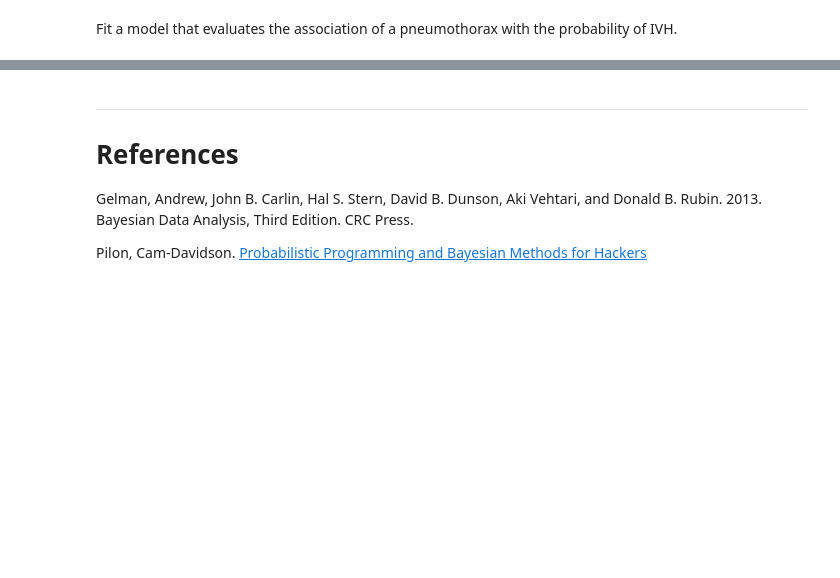
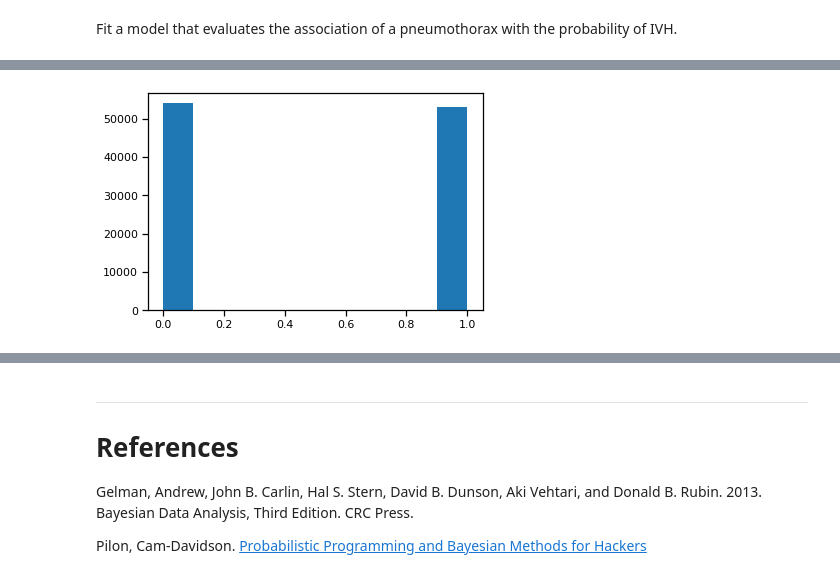
Before and after one commit to Robert-Muil/QB_Bayes_Course, a Jupyter notebook: notebooks/Section1_1-Basic_Bayes.ipynb, the cells around one changed output, grey strips where cells are left out. Cells and saved outputs as stored; diff of their text form; code cells hidden in the pictures; blank space fills up the shorter version.

```diff
--- a/notebooks/Section1_1-Basic_Bayes.ipynb
+++ b/notebooks/Section1_1-Basic_Bayes.ipynb
@@ -554,0 +668,4 @@ Fit a model that evaluates the association of a pneumothorax with the probabilit
+# %%
+plt.hist(prior_sample['ivh_with_pneumo'].ravel());
+# %% [output]
+[figure, added]
```
Also changed, not shown: parts of 40 cells of this notebook.
